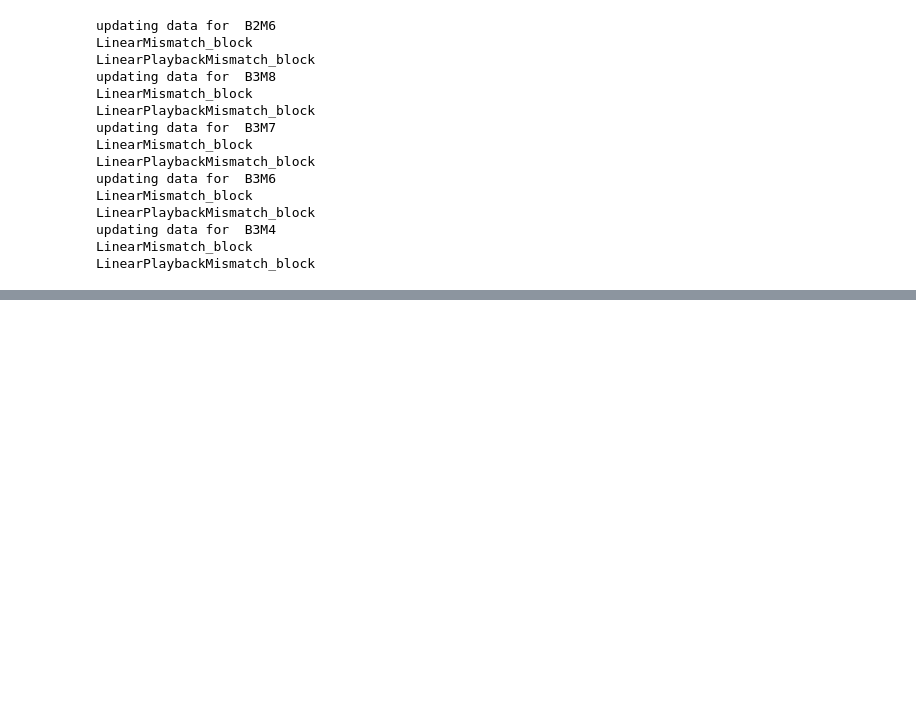
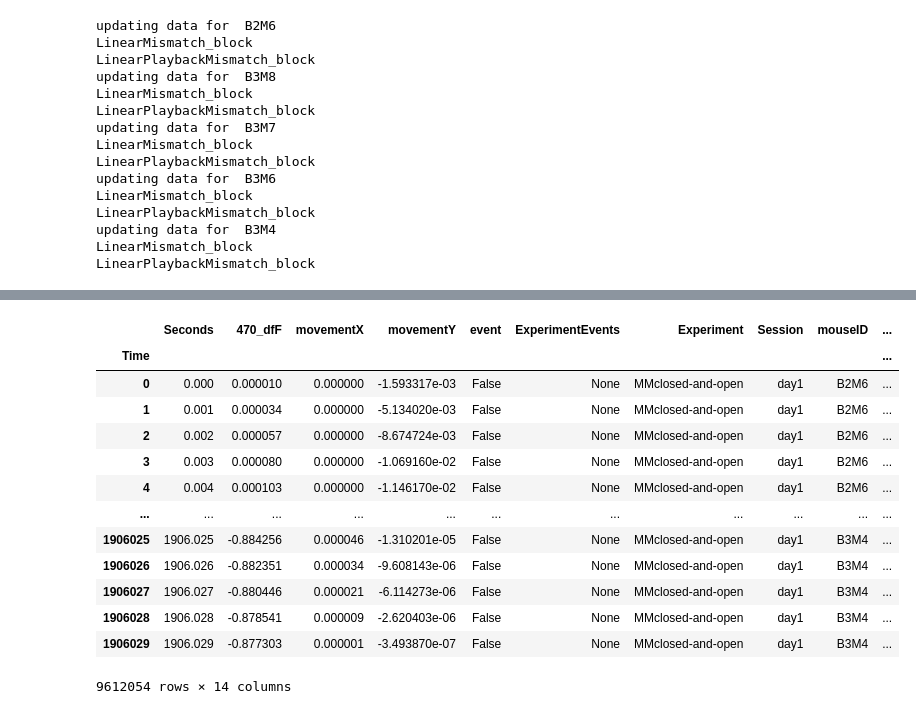
Before and after one commit to ikharitonov/vestibular_vr_pipeline, a Jupyter notebook: Reading_H5files.ipynb, the cells around one changed output, grey strips where cells are left out. Saved outputs shown, nothing was run; the diff lists cells and outputs as text; code cells hidden in the pictures; blank space fills up the shorter version.

```diff
--- a/Reading_H5files.ipynb
+++ b/Reading_H5files.ipynb
@@ -260,13 +250,13 @@ def test_event_numbers(downsampled_data, original_data, mouse):
     if nohalt_down != nohalt_original:
         print(f'mouse{mouse}')
         print(f'There are actually {nohalt_original} no-halts, but the downsampled data only contains {nohalt_down}')
+        print('Should re-run the downsampling. Try changing interval lenght. Othewise, consider not downsampling\n')
+    if nohalt_down == nohalt_original:
+        print(f'mouse{mouse}')
+        print(f'There are {nohalt_original} no-halts, and downsampled data contains {nohalt_down}\n')
 # %%
-'''downsampled_dict = {}
-for mouse, mouse_df in data_dict.items():
-    downsampled_df = downsample_data(mouse_df, time_col='Seconds', interval=0.001)
-    downsampled_dict[mouse]=downsampled_df
-    test_event_numbers(downsampled_df, mouse_df, mouse)
-    '''
-mouse = 'B3M6'
-downsampled_df = downsample_data(data_dict[mouse], time_col='Seconds', interval=0.001)
-test_event_numbers(downsampled_df, data_dict[mouse], mouse)
+downsampled_dict = {}
+for mouse, df in data_dict.items():
+    downsampled_df = downsample_data(data_dict[mouse], time_col='Seconds', interval=0.001)
+    downsampled_dict[mouse] = downsampled_df
+    test_event_numbers(downsampled_df, df, mouse)
@@ -288,5 +278,5 @@ downsampled_df.loc[downsampled_df.event ==True]
 # %%
-#Data = process.pooling_data(data_dict)
+Data = process.pooling_data(downsampled_dict)
 # %%
 Data = Data.reset_index()
 Data = Data.drop(columns=['level_0'])  # Assuming the column name is 'level_0' after reset_index()
@@ -299 +285,18 @@ plt.plot()
+# %%
+Data
+# %% [output]
+|  | Seconds | 470_dfF | movementX | movementY | event | ExperimentEvents | Experiment | Session | mouseID | ... |
+| Time |  |  |  |  |  |  |  |  |  | ... |
+| 0 | 0.000 | 0.000010 | 0.000000 | -1.593317e-03 | False | None | MMclosed-and-open | day1 | B2M6 | ... |
+| 1 | 0.001 | 0.000034 | 0.000000 | -5.134020e-03 | False | None | MMclosed-and-open | day1 | B2M6 | ... |
+| 2 | 0.002 | 0.000057 | 0.000000 | -8.674724e-03 | False | None | MMclosed-and-open | day1 | B2M6 | ... |
+| 3 | 0.003 | 0.000080 | 0.000000 | -1.069160e-02 | False | None | MMclosed-and-open | day1 | B2M6 | ... |
+| 4 | 0.004 | 0.000103 | 0.000000 | -1.146170e-02 | False | None | MMclosed-and-open | day1 | B2M6 | ... |
+| ... | ... | ... | ... | ... | ... | ... | ... | ... | ... | ... |
+| 1906025 | 1906.025 | -0.884256 | 0.000046 | -1.310201e-05 | False | None | MMclosed-and-open | day1 | B3M4 | ... |
+| 1906026 | 1906.026 | -0.882351 | 0.000034 | -9.608143e-06 | False | None | MMclosed-and-open | day1 | B3M4 | ... |
+| 1906027 | 1906.027 | -0.880446 | 0.000021 | -6.114273e-06 | False | None | MMclosed-and-open | day1 | B3M4 | ... |
+| 1906028 | 1906.028 | -0.878541 | 0.000009 | -2.620403e-06 | False | None | MMclosed-and-open | day1 | B3M4 | ... |
+| 1906029 | 1906.029 | -0.877303 | 0.000001 | -3.493870e-07 | False | None | MMclosed-and-open | day1 | B3M4 | ... |
+9612054 rows × 14 columns
 # %%
```
Also changed, not shown: parts of 9 cells of this notebook, 2 other files.
